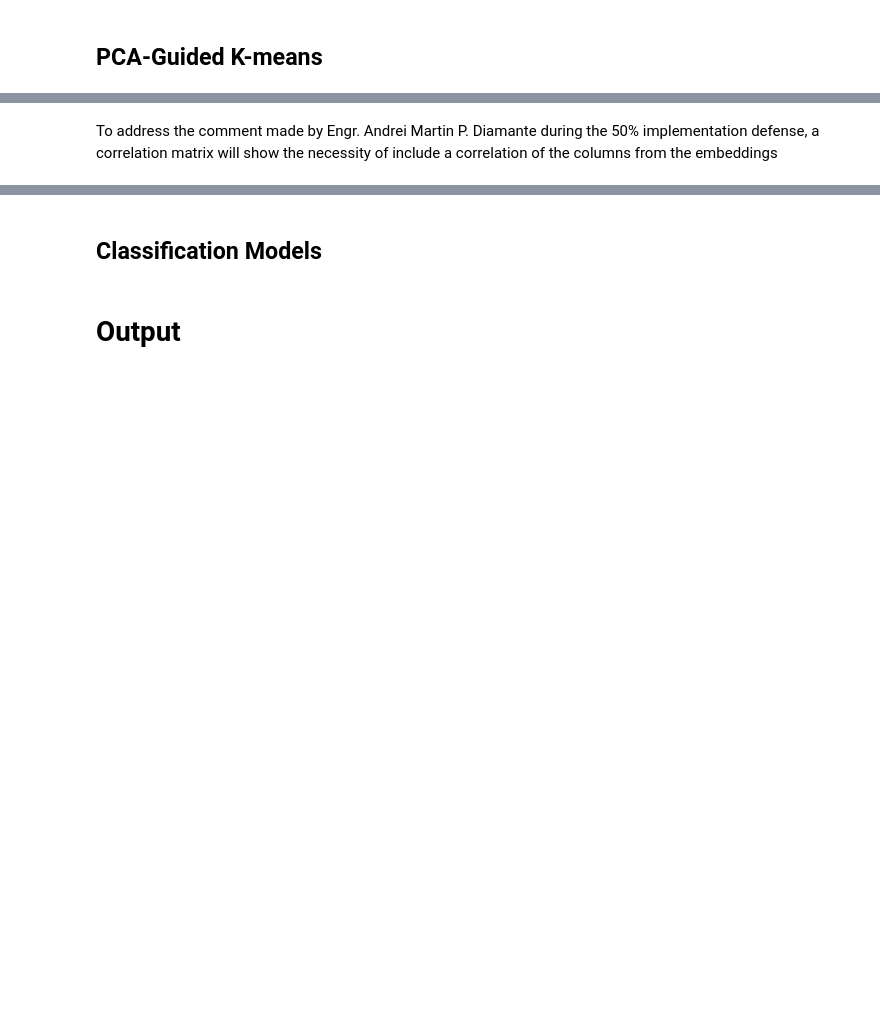
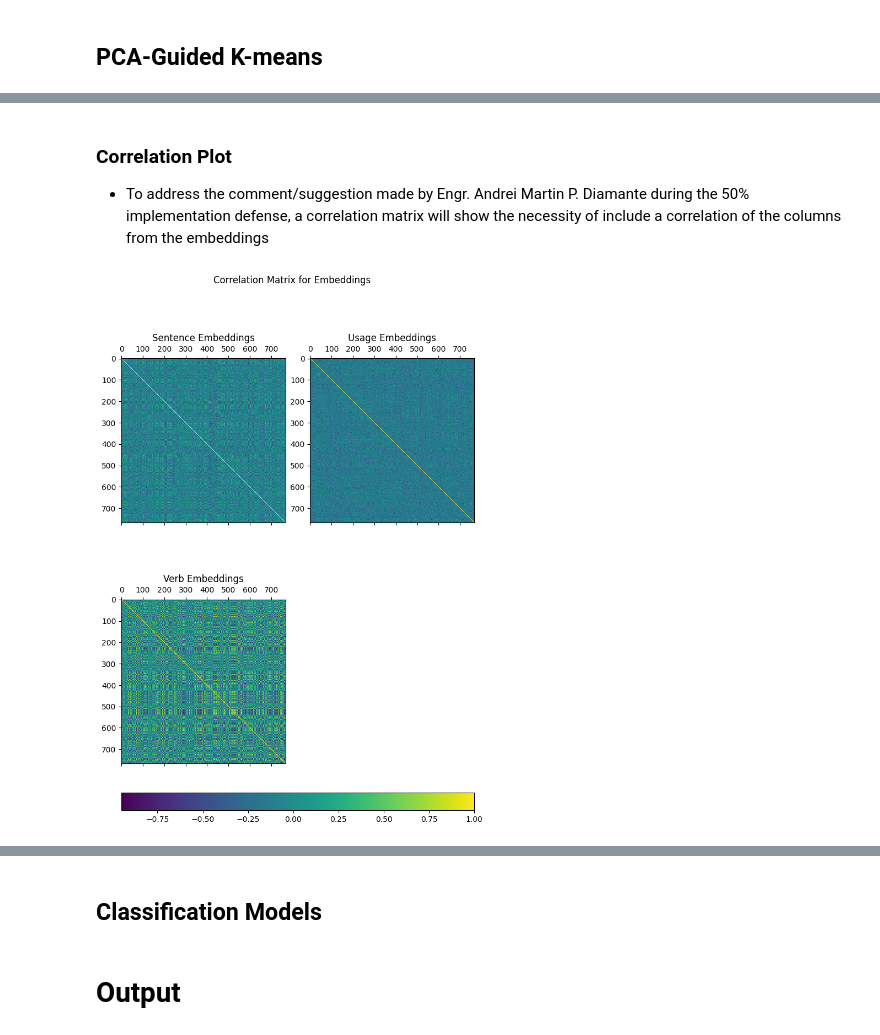
Before and after one commit to MiguelPartosa/Thesis-FOS-BinaryClass-WSD, a Jupyter notebook: Ensemble Model.ipynb, the cells around one changed output, grey strips where cells are left out. Drawn from its saved outputs; the diff is of its cells as text; code cells hidden in the pictures; blank space fills up the shorter version.

Commit message:
Data transformation for embeddings with pca and initial implementation for PCA

```diff
--- a/Ensemble Model.ipynb
+++ b/Ensemble Model.ipynb
@@ -87,0 +115,20 @@ df_embedded.head(1)
+# %%
+def GeneratePCA(col_name:str, col_val:pd.Series) -> pd.DataFrame:
+    df = pd.DataFrame()
+    # To visualize the transformation
+    for col in tqdm(col_val, desc= f'Transforming embeddings for {col_name}'):
+        new_row_val = []
+        new_row_column_name = []
+        for idx, embedding in enumerate(col):
+            new_row_column_name.append(str(col_name + f' {idx + 1}'))
+            new_row_val.append(embedding)
+        df = pd.concat([df,
+                        pd.DataFrame([new_row_val], columns=new_row_column_name)
+                        ])
+    return df.reset_index(drop=True)
+
+# We make three dataframes for each embedding column
+df_pca_sentence = pd.DataFrame(GeneratePCA('Sentence Embeddings', df_embedded['Sentence Embeddings']))
+df_pca_verb = pd.DataFrame(GeneratePCA('Verb Embeddings', df_embedded['Verb Embeddings']))
+df_pca_usage = pd.DataFrame(GeneratePCA('Usage Embeddings', df_embedded['Usage Embeddings']))
+display(df_pca_sentence.head(3),df_pca_usage.head(3),df_pca_verb.head(3))
@@ -88,2 +151,42 @@ df_embedded.head(1)
 # %% [markdown]
-To address the comment made by Engr. Andrei Martin P. Diamante during the 50% implementation defense, a correlation matrix will show the necessity of  include a correlation of the columns from the embeddings
+### Correlation Plot
+- To address the comment/suggestion made by Engr. Andrei Martin P. Diamante during the 50% implementation defense, a correlation matrix will show the necessity of  include a correlation of the columns from the embeddings
+# %%
+
+fig,axs = plt.subplots(2,2, figsize=(7,10), layout='constrained')
+# plt.matshow(df_pca_sentence.corr(),cmap='coolwarm')
+
+# ColorBar
+
+from matplotlib import colors
+
+# datasets will contain all the values of the embeddings dataframes in one numpy array
+datasets = [np.concatenate((df_pca_sentence.corr().to_numpy(),
+            df_pca_verb.corr().to_numpy(),
+            df_pca_usage.corr().to_numpy()), axis=1)]
+# create a single norm to be shared across all images
+
+norm = colors.Normalize(vmin=np.min(datasets), vmax=np.max(datasets))
+images = []
+for ax, data in zip(axs.flat, datasets):
+    images.append(ax.imshow(data, norm=norm))
+
+fig.colorbar(images[0], ax=axs, orientation='horizontal', fraction=.1)
+
+
+axs[0,0].matshow(df_pca_sentence.corr())
+axs[0,0].set_title('Sentence Embeddings')
+
+axs[1,0].matshow(df_pca_verb.corr())
+axs[1,0].set_title('Verb Embeddings')
+
+axs[0,1].matshow(df_pca_usage.corr())
+axs[0,1].set_title('Usage Embeddings')
+
+axs[1,1].axis('off')
+
+fig.suptitle('Correlation Matrix for Embeddings')
+
+plt.show()
+# %% [output]
+[figure, added]
```
Also changed, not shown: parts of 16 cells of this notebook, 1 other file.
